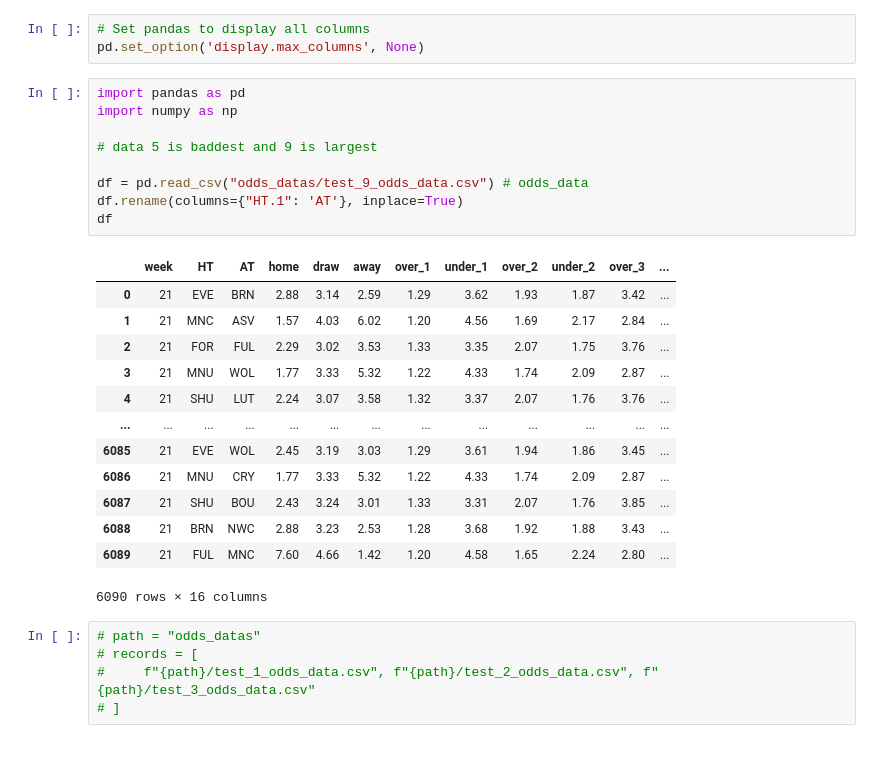
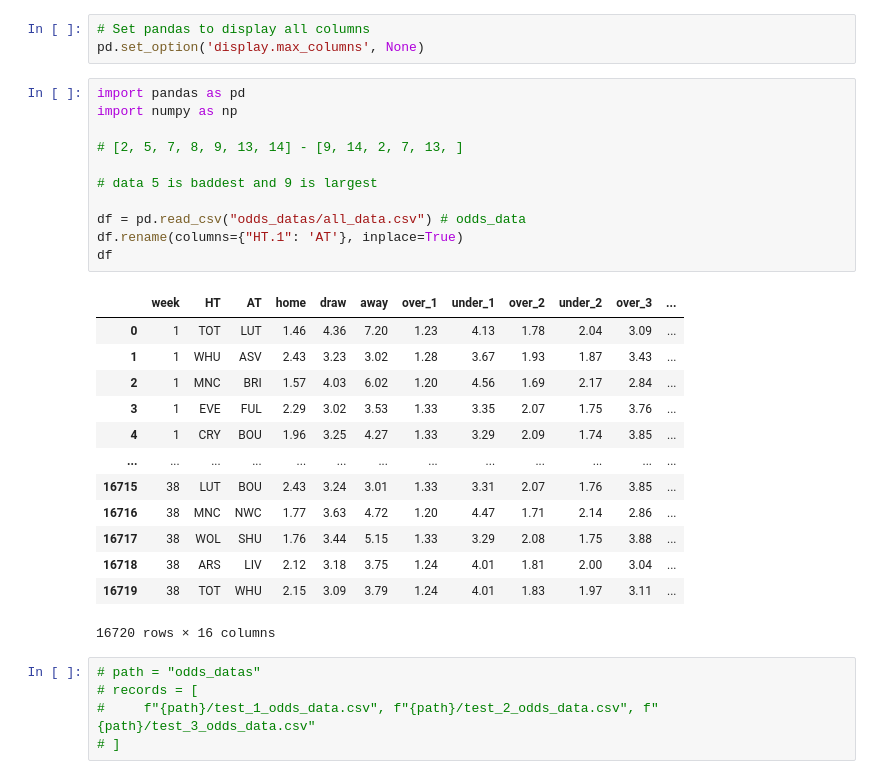
Before and after one commit to CJay-Cipher/virtual_football_league_predictor, a Jupyter notebook: model_building.ipynb, the cells around one changed output. Saved outputs shown, nothing was run; the diff lists cells and outputs as text.

```diff
--- a/model_building.ipynb
+++ b/model_building.ipynb
@@ -23,26 +23,28 @@ pd.set_option('display.max_columns', None)
 # %%
 import pandas as pd
 import numpy as np
 
+# [2, 5, 7, 8, 9, 13, 14] - [9, 14, 2, 7, 13, ]
+
 # data 5 is baddest and 9 is largest
 
-df = pd.read_csv("odds_datas/test_9_odds_data.csv") # odds_data
+df = pd.read_csv("odds_datas/all_data.csv") # odds_data
 df.rename(columns={"HT.1": 'AT'}, inplace=True)
 df
 # %% [output]
 |  | week | HT | AT | home | draw | away | over_1 | under_1 | over_2 | under_2 | over_3 | ... |
-| 0 | 21 | EVE | BRN | 2.88 | 3.14 | 2.59 | 1.29 | 3.62 | 1.93 | 1.87 | 3.42 | ... |
-| 1 | 21 | MNC | ASV | 1.57 | 4.03 | 6.02 | 1.20 | 4.56 | 1.69 | 2.17 | 2.84 | ... |
-| 2 | 21 | FOR | FUL | 2.29 | 3.02 | 3.53 | 1.33 | 3.35 | 2.07 | 1.75 | 3.76 | ... |
-| 3 | 21 | MNU | WOL | 1.77 | 3.33 | 5.32 | 1.22 | 4.33 | 1.74 | 2.09 | 2.87 | ... |
-| 4 | 21 | SHU | LUT | 2.24 | 3.07 | 3.58 | 1.32 | 3.37 | 2.07 | 1.76 | 3.76 | ... |
+| 0 | 1 | TOT | LUT | 1.46 | 4.36 | 7.20 | 1.23 | 4.13 | 1.78 | 2.04 | 3.09 | ... |
+| 1 | 1 | WHU | ASV | 2.43 | 3.23 | 3.02 | 1.28 | 3.67 | 1.93 | 1.87 | 3.43 | ... |
+| 2 | 1 | MNC | BRI | 1.57 | 4.03 | 6.02 | 1.20 | 4.56 | 1.69 | 2.17 | 2.84 | ... |
+| 3 | 1 | EVE | FUL | 2.29 | 3.02 | 3.53 | 1.33 | 3.35 | 2.07 | 1.75 | 3.76 | ... |
+| 4 | 1 | CRY | BOU | 1.96 | 3.25 | 4.27 | 1.33 | 3.29 | 2.09 | 1.74 | 3.85 | ... |
 | ... | ... | ... | ... | ... | ... | ... | ... | ... | ... | ... | ... | ... |
-| 6085 | 21 | EVE | WOL | 2.45 | 3.19 | 3.03 | 1.29 | 3.61 | 1.94 | 1.86 | 3.45 | ... |
-| 6086 | 21 | MNU | CRY | 1.77 | 3.33 | 5.32 | 1.22 | 4.33 | 1.74 | 2.09 | 2.87 | ... |
-| 6087 | 21 | SHU | BOU | 2.43 | 3.24 | 3.01 | 1.33 | 3.31 | 2.07 | 1.76 | 3.85 | ... |
-| 6088 | 21 | BRN | NWC | 2.88 | 3.23 | 2.53 | 1.28 | 3.68 | 1.92 | 1.88 | 3.43 | ... |
-| 6089 | 21 | FUL | MNC | 7.60 | 4.66 | 1.42 | 1.20 | 4.58 | 1.65 | 2.24 | 2.80 | ... |
+| 16715 | 38 | LUT | BOU | 2.43 | 3.24 | 3.01 | 1.33 | 3.31 | 2.07 | 1.76 | 3.85 | ... |
+| 16716 | 38 | MNC | NWC | 1.77 | 3.63 | 4.72 | 1.20 | 4.47 | 1.71 | 2.14 | 2.86 | ... |
+| 16717 | 38 | WOL | SHU | 1.76 | 3.44 | 5.15 | 1.33 | 3.29 | 2.08 | 1.75 | 3.88 | ... |
+| 16718 | 38 | ARS | LIV | 2.12 | 3.18 | 3.75 | 1.24 | 4.01 | 1.81 | 2.00 | 3.04 | ... |
+| 16719 | 38 | TOT | WHU | 2.15 | 3.09 | 3.79 | 1.24 | 4.01 | 1.83 | 1.97 | 3.11 | ... |
-6090 rows × 16 columns
+16720 rows × 16 columns
 # %%
 # path = "odds_datas"
 # records = [
```
Also changed, not shown: parts of 12 cells of this notebook, 6 other files.
